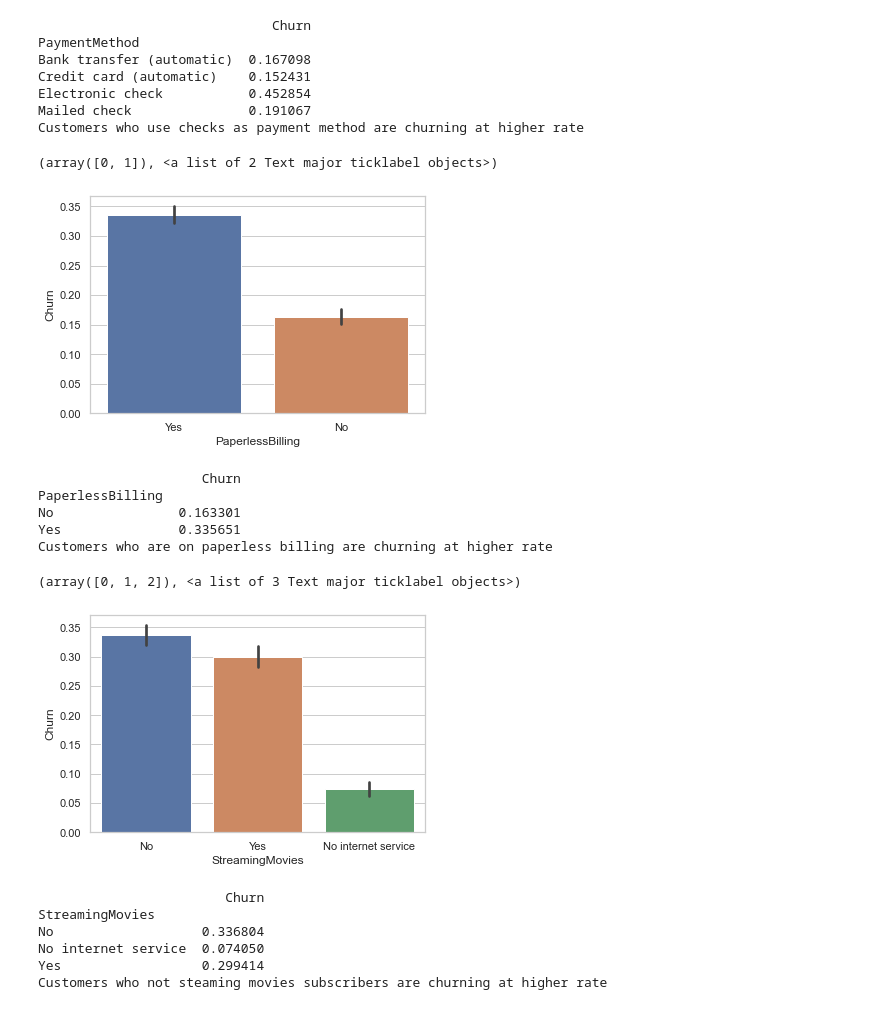
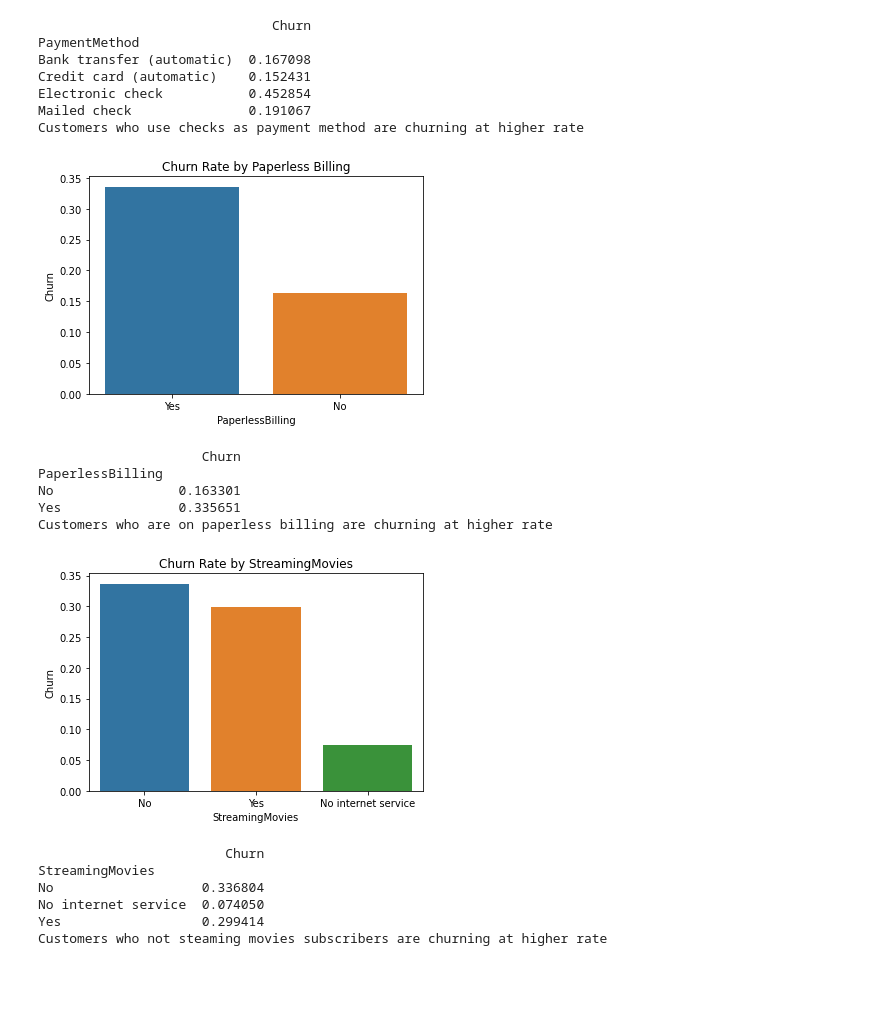
Before and after one commit to vidyasagarsadhanala/capstone2, a Jupyter notebook: code/customer-churn-report-1-cap2.ipynb, the cells around one changed output. Saved outputs shown, nothing was run; the diff lists cells and outputs as text; code cells hidden in the pictures; blank space fills up the shorter version.

```diff
--- a/code/customer-churn-report-1-cap2.ipynb
+++ b/code/customer-churn-report-1-cap2.ipynb
@@ -5,7 +5,7 @@ import matplotlib.pyplot as plt
 import seaborn as sns
 # %%
 # Input training data
-df = pd.read_csv('C:\\Users\\09350\\Documents\\SpringBoard\\capstone2\\data\\archive\\WA_Fn-UseC_-Telco-Customer-Churn.csv')
+df = pd.read_csv('C:\\Users\\09350\\Documents\\SpringBoard\\capstone2\\capstone2\\data\\archive\\WA_Fn-UseC_-Telco-Customer-Churn.csv')
 # %%
 #peek at the data
 df.head()
@@ -349,11 +369,12 @@ Electronic check           0.452854
 Mailed check               0.191067
 Customers who use checks as payment method are churning at higher rate
 # %%
-# churn rate by Contract type
+# churn rate by Paperless Billing
 sns.barplot(x="PaperlessBilling",y=df["Churn"]
-            ,data=df)
+            ,data=df,ci=None).set_title('Churn Rate by Paperless Billing')
 plt.xticks(rotation=0)
+
+plt.show()
 # %% [output]
-(array([0, 1]), <a list of 2 Text major ticklabel objects>)
-[figure, old version]
+[figure, new version]
 # %%
@@ -369,12 +389,12 @@ No                0.163301
 Yes               0.335651
 Customers who are on paperless billing are churning at higher rate
 # %%
-#
 # churn rate by StreamingMovies
 sns.barplot(x="StreamingMovies",y=df["Churn"]
-            ,data=df)
+            ,data=df,ci=None).set_title('Churn Rate by StreamingMovies')
 plt.xticks(rotation=0)
+
+plt.show()
 # %% [output]
-(array([0, 1, 2]), <a list of 3 Text major ticklabel objects>)
-[figure, old version]
+[figure, new version]
 # %%
```
Also changed, not shown: parts of 34 cells of this notebook.
